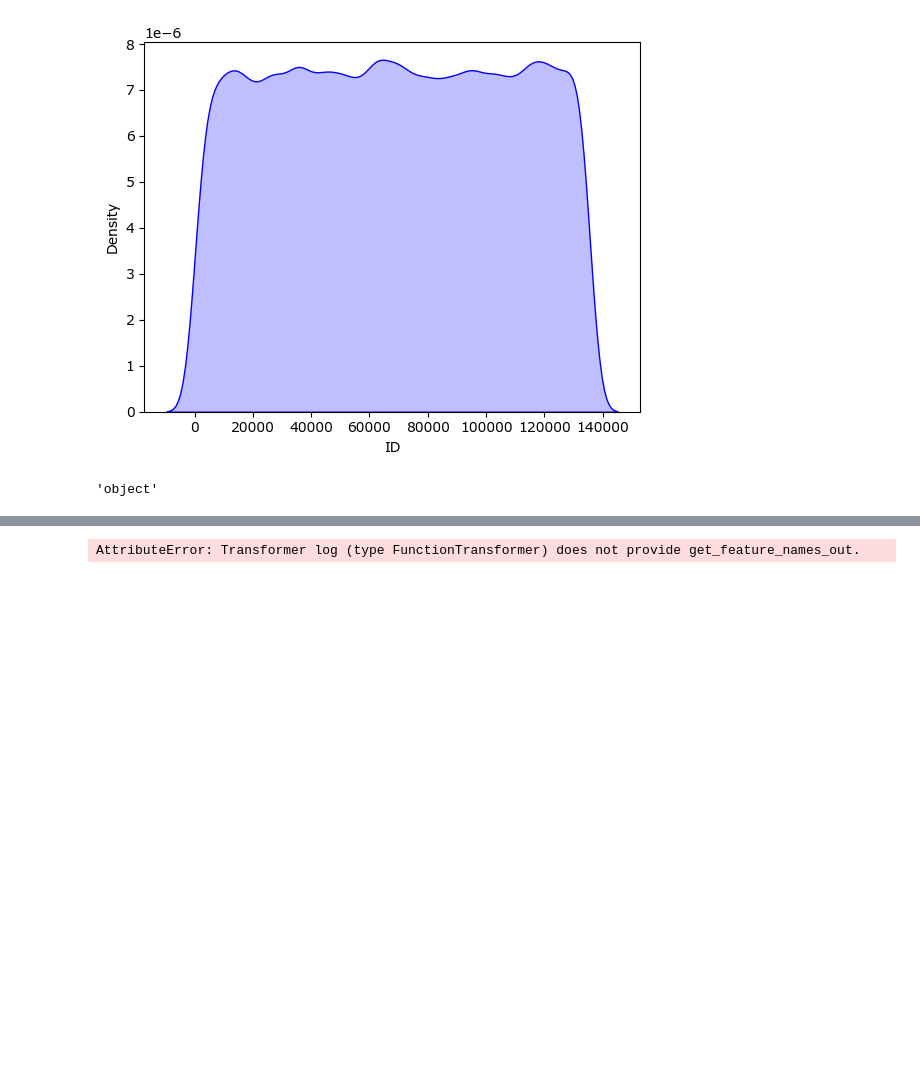
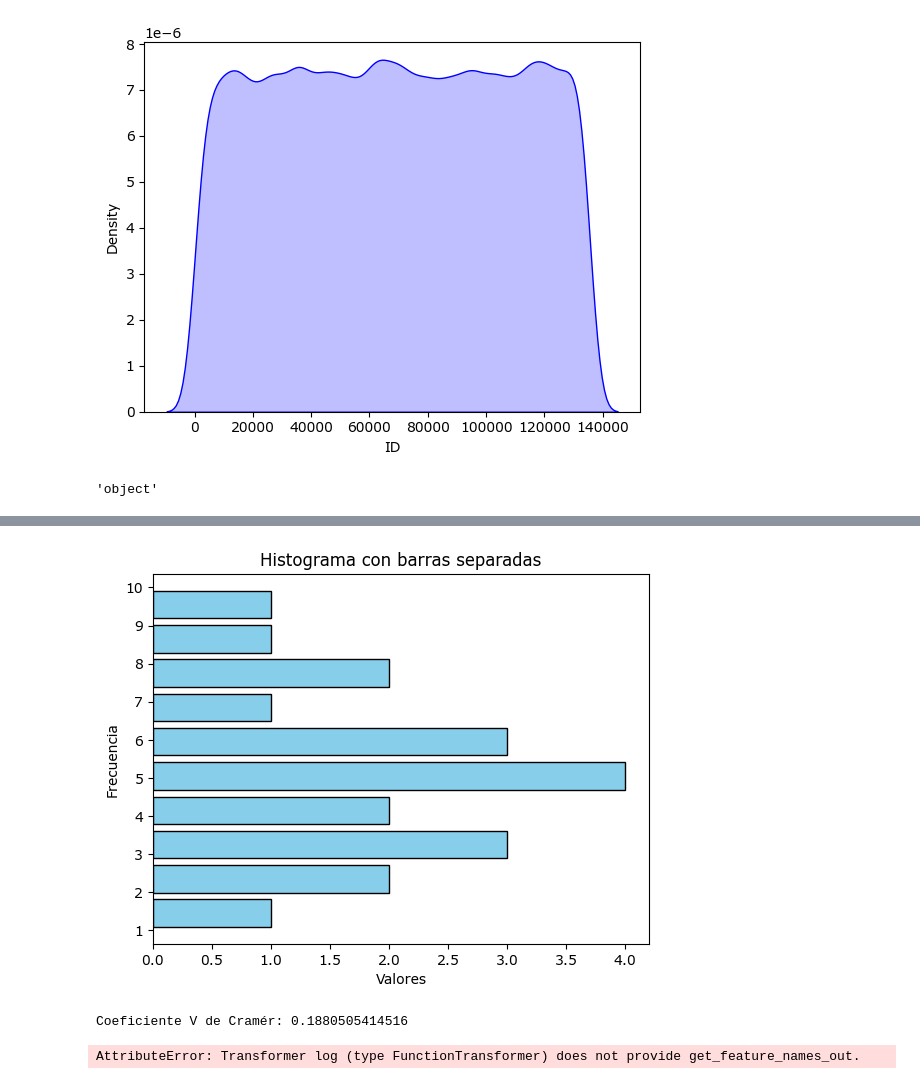
Before and after one commit to Zerzer0/MDS7202, a Jupyter notebook: Proyectos/Proyecto_1/Proyecto_enunciado.ipynb, the cells around one changed output, grey strips where cells are left out. Saved outputs shown, nothing was run; the diff lists cells and outputs as text; code cells hidden in the pictures; blank space fills up the shorter version.

```diff
--- a/Proyectos/Proyecto_1/Proyecto_enunciado.ipynb
+++ b/Proyectos/Proyecto_1/Proyecto_enunciado.ipynb
@@ -295,6 +340,53 @@ directorio_actual = os.getcwd()
 carpetas = [nombre for nombre in os.listdir(directorio_actual) if os.path.isdir(os.path.join(directorio_actual, nombre))]
 # %%
 str(olimpiadas_df["Year"].describe())
+# %%
+import matplotlib.pyplot as plt
+
+# Datos de ejemplo (puedes reemplazarlos con tus propios datos)
+data = [1, 2, 2, 3, 3, 3, 4, 4, 5, 5, 5, 5, 6, 6, 6, 7, 8, 8, 9, 10]
+
+# Crear el histograma con separación entre las barras
+plt.hist(data, bins=10, color='skyblue', edgecolor='black', rwidth=0.8, orientation="horizontal", align="mid")
+plt.xlabel('Valores')
+plt.ylabel('Frecuencia')
+plt.title('Histograma con barras separadas')
+
+# Mostrar el histograma
+plt.yticks(range(1, max(data) + 1))
+plt.show()
+# %% [output]
+[figure, added]
+# %%
+import scipy.stats
+
+def cramers_v(confusion_matrix):
+    chi2 = scipy.stats.chi2_contingency(confusion_matrix)[0]
+    n = np.sum(confusion_matrix)
+    phi2 = chi2 / n
+    r, k = confusion_matrix.shape
+    phi2corr = max(0, phi2 - ((k - 1) * (r - 1)) / (n - 1))
+    rcorr = r - ((r - 1) ** 2) / (n - 1)
+    kcorr = k - ((k - 1) ** 2) / (n - 1)
+    return (phi2corr / min((kcorr - 1), (rcorr - 1))) ** 0.5
+
+# Ejemplo de tabla de contingencia
+# Puedes reemplazar estos datos con tu propia tabla de frecuencia
+# Aquí se asume que tienes una tabla de contingencia en forma de matriz
+contingency_table = [
+    [27, 13, 15],
+    [15, 22, 20],
+    [10, 28, 25]
+]
+datos=np.array(contingency_table)
+
+
+
+# Calcular el coeficiente V de Cramér
+cramer_v = cramers_v(datos)
+print("Coeficiente V de Cramér:", cramer_v)
+# %% [output]
+Coeficiente V de Cramér: 0.1880505414516
 # %%
 class Profiler():
 
```
Also changed, not shown: parts of 8 cells of this notebook, 28 other files.
